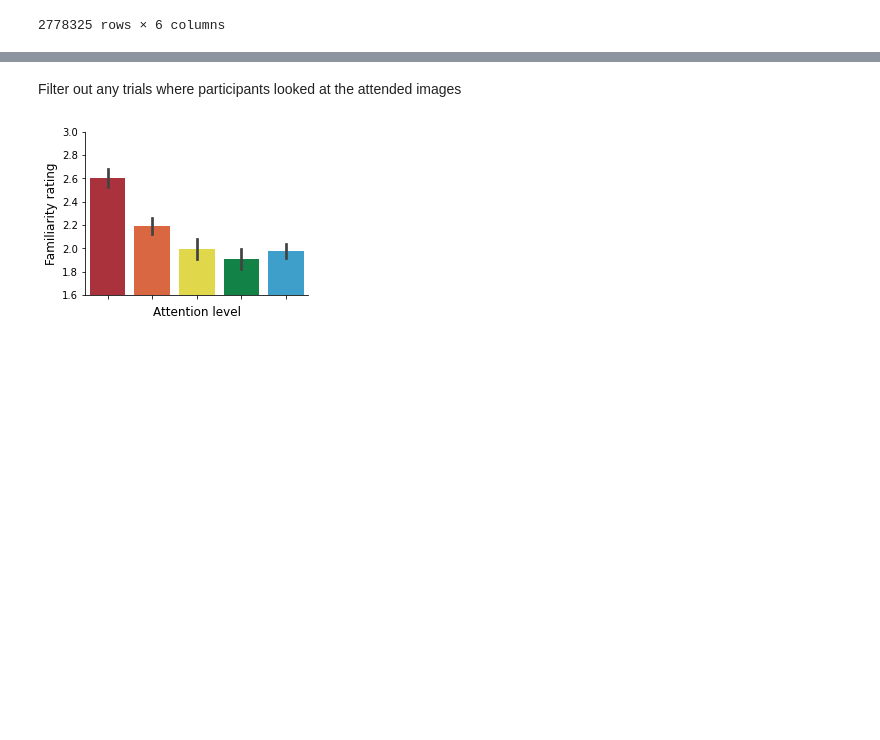
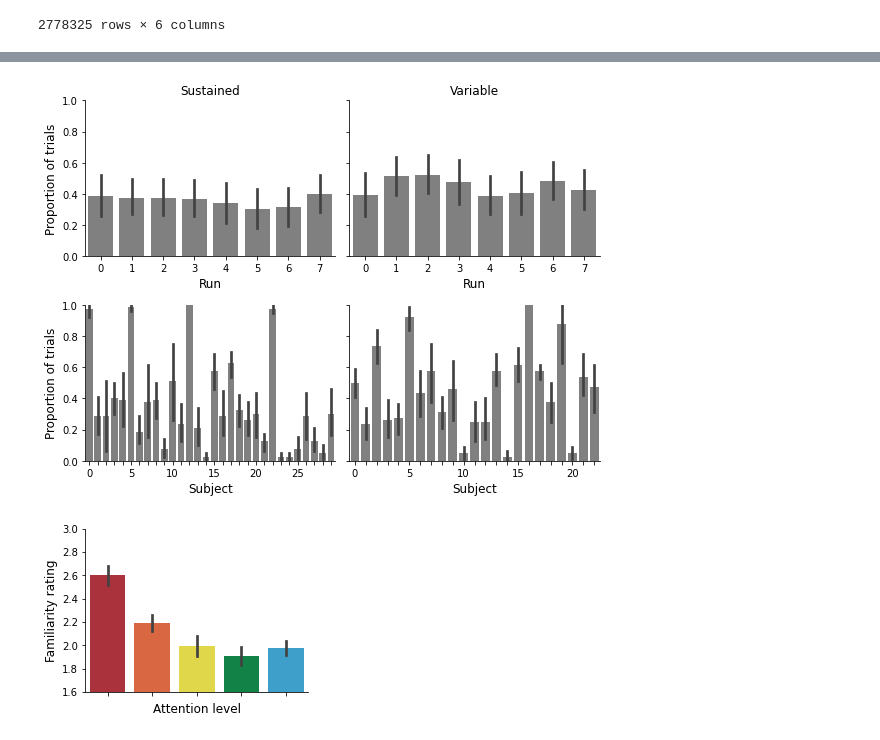
Before and after one commit to jeremymanning/attention-memory-task, a Jupyter notebook: code/analysis.ipynb, the cells around one changed output, grey strips where cells are left out. Cells and saved outputs as stored; diff of their text form; code cells hidden in the pictures; blank space fills up the shorter version.

```diff
--- a/code/analysis.ipynb
+++ b/code/analysis.ipynb
@@ -375,7 +148,7 @@ intersection_type = 'Attended intersection'
 def plot_intersections(intersection_type, fname=None):
     fig, ax = plt.subplots(2, 2, figsize=(8, 6), sharey=True)
     # sustained
-    df = summarize_intersections(sustained_behavioral, category=intersection_type)
+    df = summarize_intersections(sustained_unfiltered, category=intersection_type)
 
     with warnings.catch_warnings():
         warnings.simplefilter("ignore")
@@ -394,7 +167,7 @@ def plot_intersections(intersection_type, fname=None):
     sns.despine(ax=ax[1, 0], top=True, right=True)
 
     # variable
-    df = summarize_intersections(variable_behavioral, category=intersection_type)
+    df = summarize_intersections(variable_unfiltered, category=intersection_type)
 
     with warnings.catch_warnings():
         warnings.simplefilter("ignore")
@@ -520,2 +194,0 @@ variable_behavioral = add_behavioral_labels(variable_behavioral)
-# %% [markdown]
-Filter out any trials where participants looked at the attended images
@@ -535,3 +195,7 @@ attention_colors = {
+# %%
+plot_intersections(intersection_type, intersection_type.replace(' ', '_'));
+# %% [output]
+[figure, added]
 # %%
 def plot_attention(df, fname=None, palette=attention_colors, ylim=[1.6, 3], **kwargs):
     df = df.copy()
```
Also changed, not shown: parts of 49 cells of this notebook, 36 other files.
